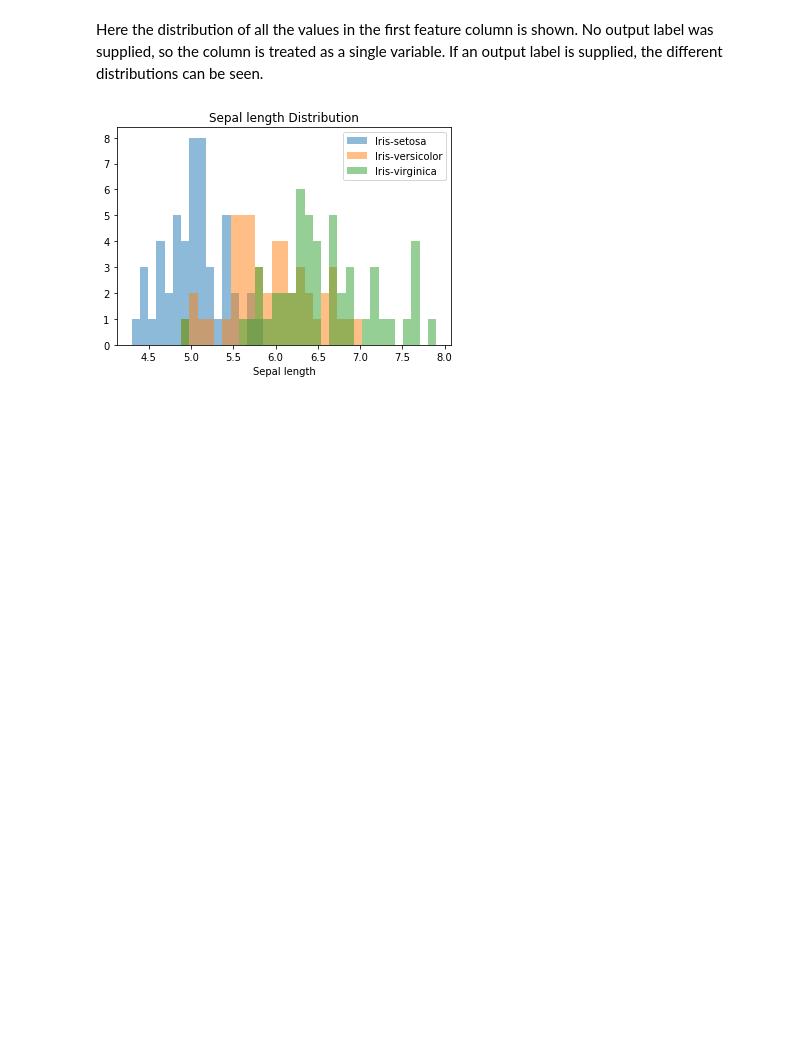
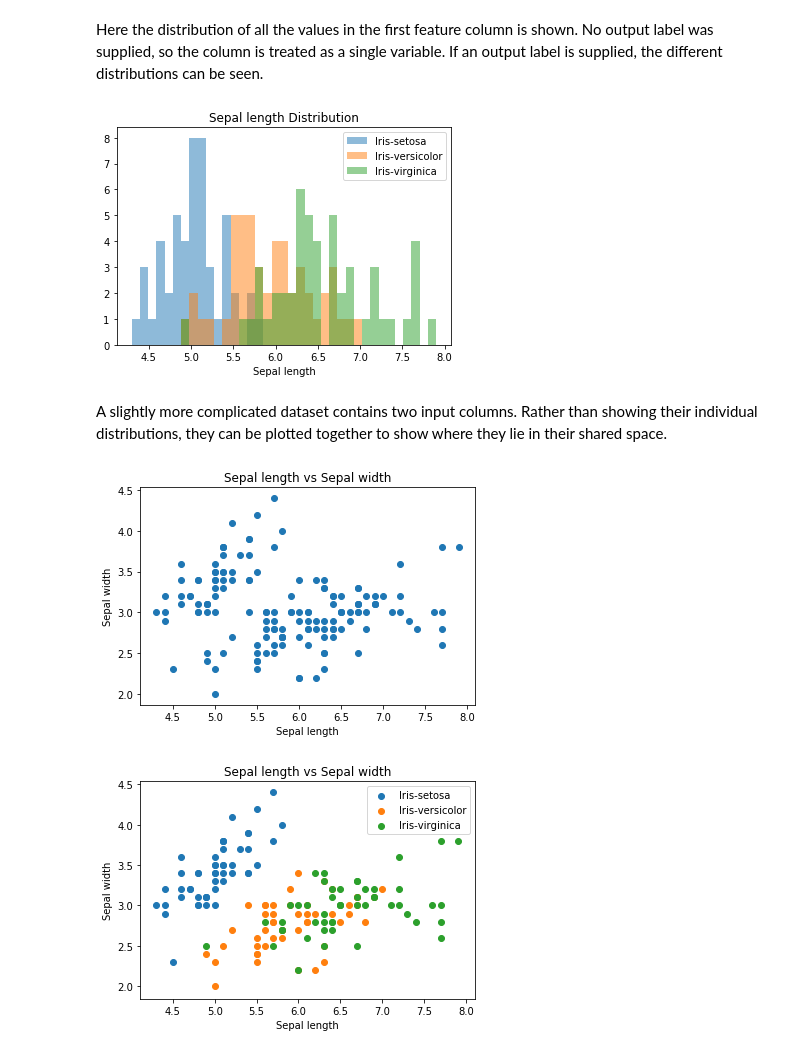
Before and after one commit to samirelanduk/discerus, a Jupyter notebook: notebooks/Datasets.ipynb, the cells around one changed output. Saved outputs shown, nothing was run; the diff lists cells and outputs as text; code cells hidden in the pictures; blank space fills up the shorter version.

Commit message:
Display two variables together

```diff
--- a/notebooks/Datasets.ipynb
+++ b/notebooks/Datasets.ipynb
@@ -70,3 +70,13 @@ sepal_length_annotated = df.iloc[:, [0, -1]]
 discerus.plot_dataset(sepal_length_annotated, output=True)
 # %% [output]
 [figure]
+# %% [markdown]
+A slightly more complicated dataset contains two input columns. Rather than showing their individual distributions, they can be plotted together to show where they lie in their shared space.
+# %%
+sepal_data = df.iloc[:, [0, 1]]
+discerus.plot_dataset(sepal_data)
+sepal_data_annotated = df.iloc[:, [0, 1, -1]]
+discerus.plot_dataset(sepal_data_annotated, output=True)
+# %% [output]
+[figure, added]
+[figure, added]
```
Also changed, not shown: parts of 3 cells of this notebook, 1 other file.
